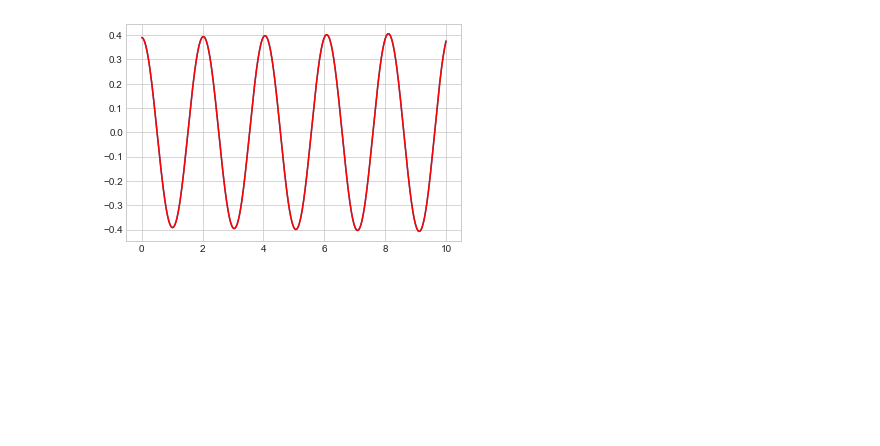
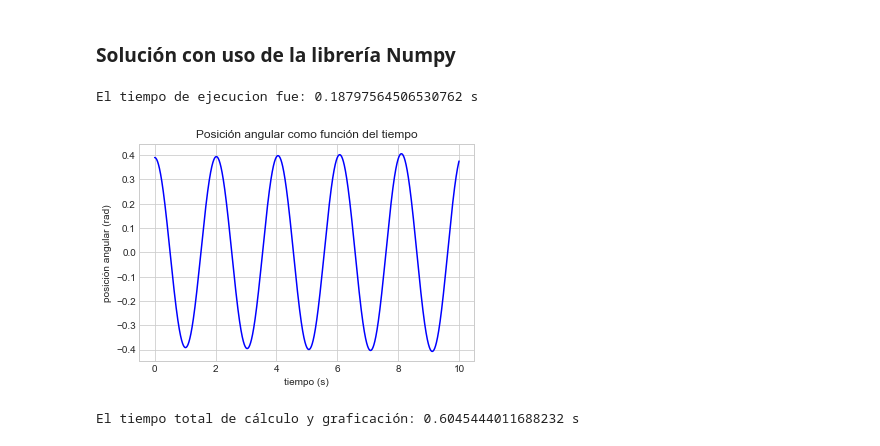
Before and after one commit to DCIDA2019/dcida2020ii-FabianHdzGtz, a Jupyter notebook: Aug28/Pendulo.ipynb, the cells around one changed output. Cells and saved outputs as stored; diff of their text form; code cells hidden in the pictures; blank space fills up the shorter version.

Commit message:
Calculo de tiempo procesos, trabajo final

```diff
--- a/Aug28/Pendulo.ipynb
+++ b/Aug28/Pendulo.ipynb
@@ -48,24 +85,47 @@ for i in range(N-1):
+# %% [markdown]
+### Solución con uso de la librería Numpy
 # %%
+tiempo_inicial2 = time()
 
+#definimos las variables con uso de la libreria numpy
 u2=np.zeros(N, dtype=float)
 y2=np.zeros(N, dtype=float)
 t2=np.zeros(N, dtype=float)
+
+#condición inicial
 y2[0]=0.39
 
-#método de euler de las dos ecuaciones de manera simultanea#
+
+#definimos las funciones que se van a utilizar en el método Euler
 def f2(y2):
     return -(a/l)*np.sin(y2)
 
 def g2(u2):
     return u2
 
+
+#método Euler de las dos ecuaciones de manera simultanea
 for i in range(N-1):
     u2[i+1]=u2[i]+h*f2(y2[i])
     y2[i+1]=y2[i]+h*g2(u2[i])
     t2[i+1]=t2[i]+h
 
-plt.plot(t2,y2)
-plt.plot(t2,y1, 'r')
+#calculamos el tiempo de proceso del cálculo
+tiempo_final2 = time()
+tiempo_ejecucion2 = tiempo_final2 - tiempo_inicial2
+print ('El tiempo de ejecucion fue:',tiempo_ejecucion2, 's')
+
+
+#graficamos el resultado y calculamos el tiempo final
+plt.plot(t2,y2, 'b')
+plt.title('Posición angular como función del tiempo')
+plt.ylabel('posición angular (rad)')
+plt.xlabel('tiempo (s)')
 plt.show()
+tiempo_grafica2 = time()
+tiempo_total2 = tiempo_grafica2 - tiempo_inicial2
+print ('El tiempo total de cálculo y graficación:',tiempo_total2, 's')
 # %% [output]
+El tiempo de ejecucion fue: 0.18797564506530762 s
-[figure, old version]
+[figure, new version]
+El tiempo total de cálculo y graficación: 0.6045444011688232 s
```
Also changed, not shown: parts of 12 cells of this notebook.
